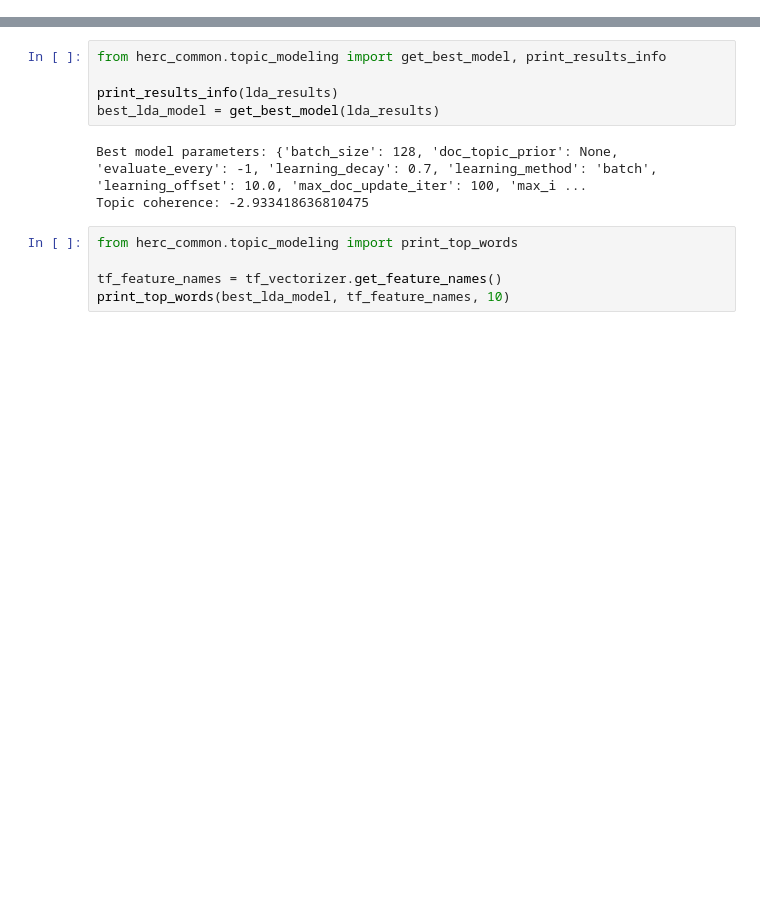
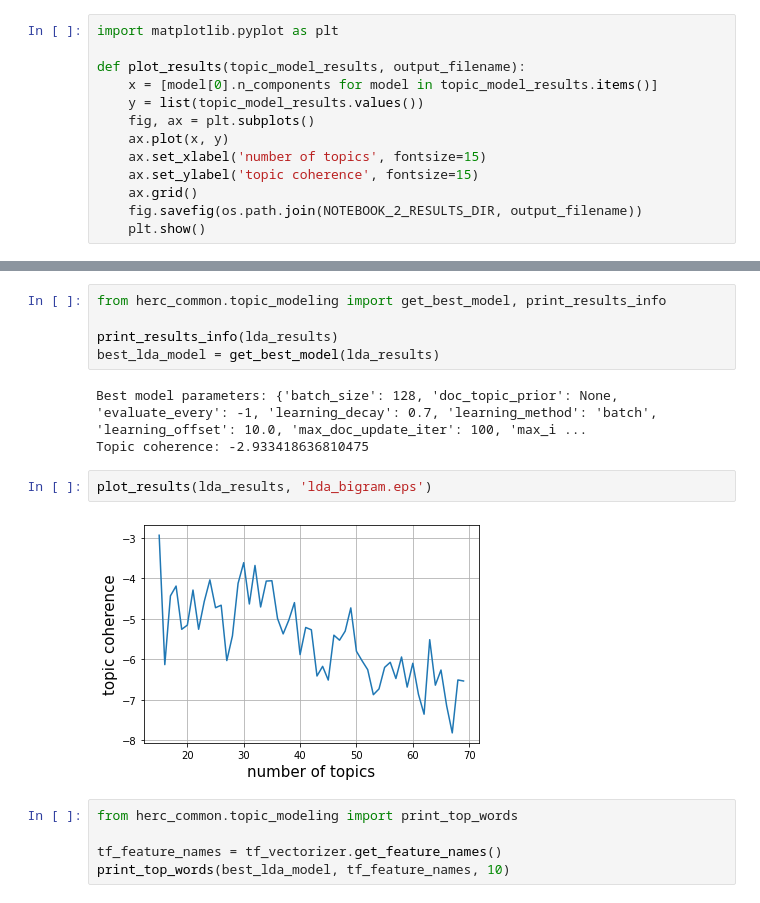
Before and after one commit to weso-edma/hercules-challenge-git, a Jupyter notebook: notebooks/2_Topic_Modelling.ipynb, the cells around one changed output, grey strips where cells are left out. Drawn from its saved outputs; the diff is of its cells as text; blank space fills up the shorter version.

Commit message:
Add topic model plots

```diff
--- a/notebooks/2_Topic_Modelling.ipynb
+++ b/notebooks/2_Topic_Modelling.ipynb
@@ -14,6 +14,19 @@ pyLDAvis.enable_notebook()
 from herc_common.utils import save_object
 # %%
 RANDOM_SEED=42
+# %%
+import matplotlib.pyplot as plt
+
+def plot_results(topic_model_results, output_filename):
+    x = [model[0].n_components for model in topic_model_results.items()]
+    y = list(topic_model_results.values())
+    fig, ax = plt.subplots()
+    ax.plot(x, y)
+    ax.set_xlabel('number of topics', fontsize=15)
+    ax.set_ylabel('topic coherence', fontsize=15)
+    ax.grid()
+    fig.savefig(os.path.join(NOTEBOOK_2_RESULTS_DIR, output_filename))
+    plt.show()
 # %% [markdown]
 ## Loading the dataframe
 # %%
@@ -100,6 +113,10 @@ best_lda_model = get_best_model(lda_results)
 # %% [output]
 Best model parameters: {'batch_size': 128, 'doc_topic_prior': None, 'evaluate_every': -1, 'learning_decay': 0.7, 'learning_method': 'batch', 'learning_offset': 10.0, 'max_doc_update_iter': 100, 'max_i ...
 Topic coherence: -2.933418636810475
+# %%
+plot_results(lda_results, 'lda_bigram.eps')
+# %% [output]
+[figure, added]
 # %%
 from herc_common.topic_modeling import print_top_words
 
```
Also changed, not shown: parts of 3 cells of this notebook, 3 other files.
